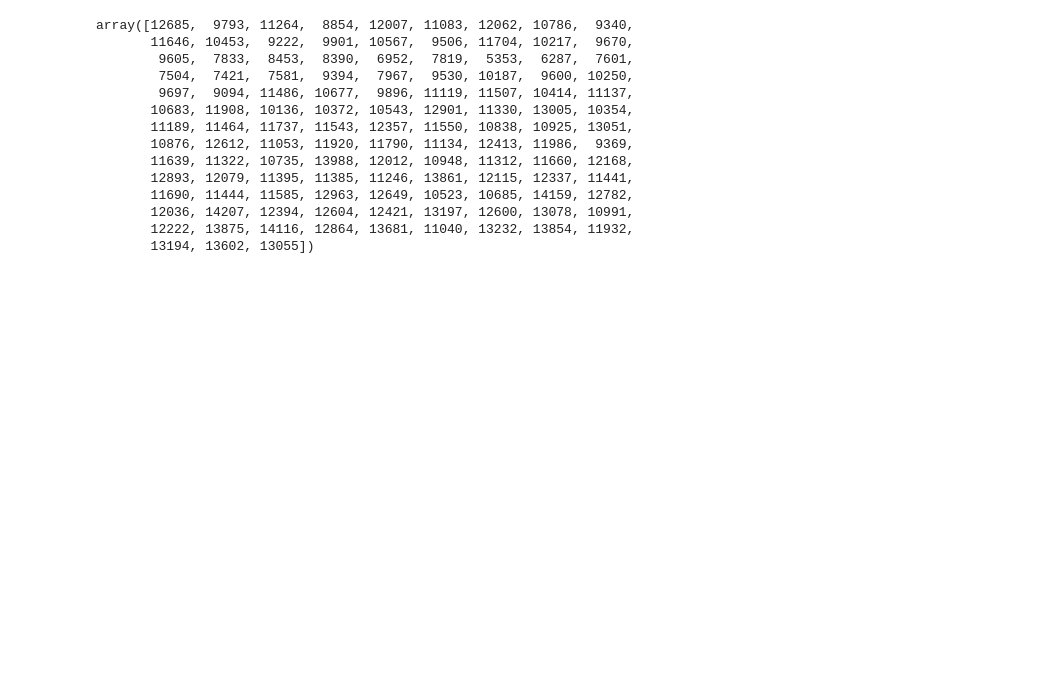
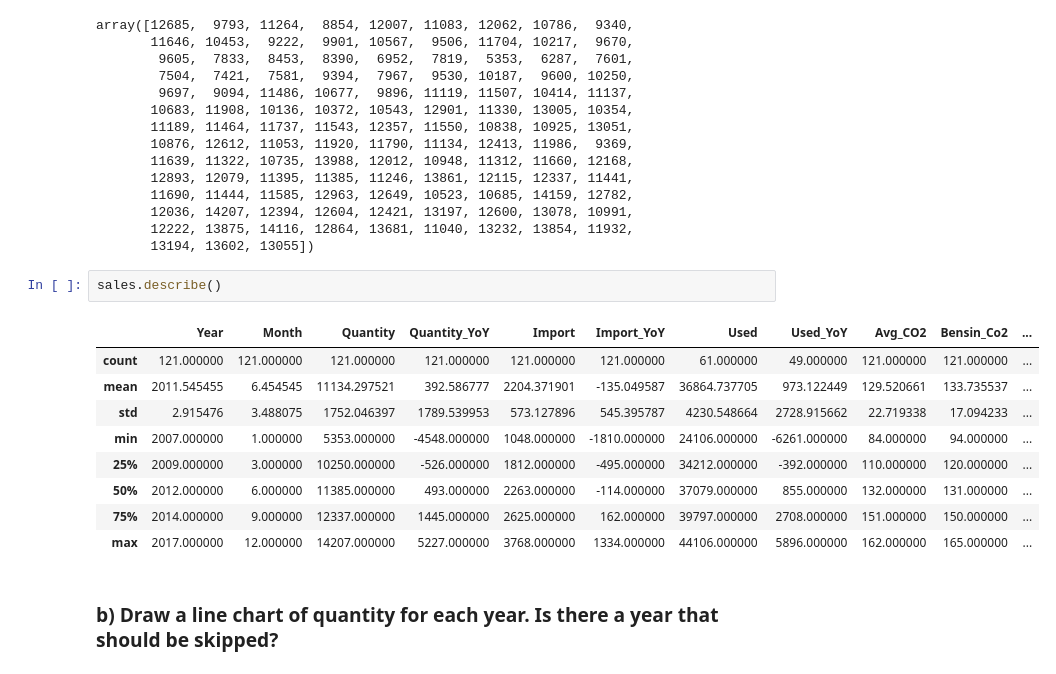
Before and after one commit to Lilit900/machine_learning_lilit_ajoyan_mlops25, a Jupyter notebook: exercises/exercise_0/sales.ipynb, the cells around one changed output. Drawn from its saved outputs; the diff is of its cells as text; blank space fills up the shorter version.

```diff
--- a/exercises/exercise_0/sales.ipynb
+++ b/exercises/exercise_0/sales.ipynb
@@ -59,3 +59,17 @@ array([12685,  9793, 11264,  8854, 12007, 11083, 12062, 10786,  9340,
        12036, 14207, 12394, 12604, 12421, 13197, 12600, 13078, 10991,
        12222, 13875, 14116, 12864, 13681, 11040, 13232, 13854, 11932,
        13194, 13602, 13055])
+# %%
+sales.describe()
+# %% [output]
+|  | Year | Month | Quantity | Quantity_YoY | Import | Import_YoY | Used | Used_YoY | Avg_CO2 | Bensin_Co2 | ... |
+| count | 121.000000 | 121.000000 | 121.000000 | 121.000000 | 121.000000 | 121.000000 | 61.000000 | 49.000000 | 121.000000 | 121.000000 | ... |
+| mean | 2011.545455 | 6.454545 | 11134.297521 | 392.586777 | 2204.371901 | -135.049587 | 36864.737705 | 973.122449 | 129.520661 | 133.735537 | ... |
+| std | 2.915476 | 3.488075 | 1752.046397 | 1789.539953 | 573.127896 | 545.395787 | 4230.548664 | 2728.915662 | 22.719338 | 17.094233 | ... |
+| min | 2007.000000 | 1.000000 | 5353.000000 | -4548.000000 | 1048.000000 | -1810.000000 | 24106.000000 | -6261.000000 | 84.000000 | 94.000000 | ... |
+| 25% | 2009.000000 | 3.000000 | 10250.000000 | -526.000000 | 1812.000000 | -495.000000 | 34212.000000 | -392.000000 | 110.000000 | 120.000000 | ... |
+| 50% | 2012.000000 | 6.000000 | 11385.000000 | 493.000000 | 2263.000000 | -114.000000 | 37079.000000 | 855.000000 | 132.000000 | 131.000000 | ... |
+| 75% | 2014.000000 | 9.000000 | 12337.000000 | 1445.000000 | 2625.000000 | 162.000000 | 39797.000000 | 2708.000000 | 151.000000 | 150.000000 | ... |
+| max | 2017.000000 | 12.000000 | 14207.000000 | 5227.000000 | 3768.000000 | 1334.000000 | 44106.000000 | 5896.000000 | 162.000000 | 165.000000 | ... |
+# %% [markdown]
+### b) Draw a line chart of quantity for each year. Is there a year that should be skipped?
```
Also changed, not shown: parts of 2 cells of this notebook, 1 other file.
